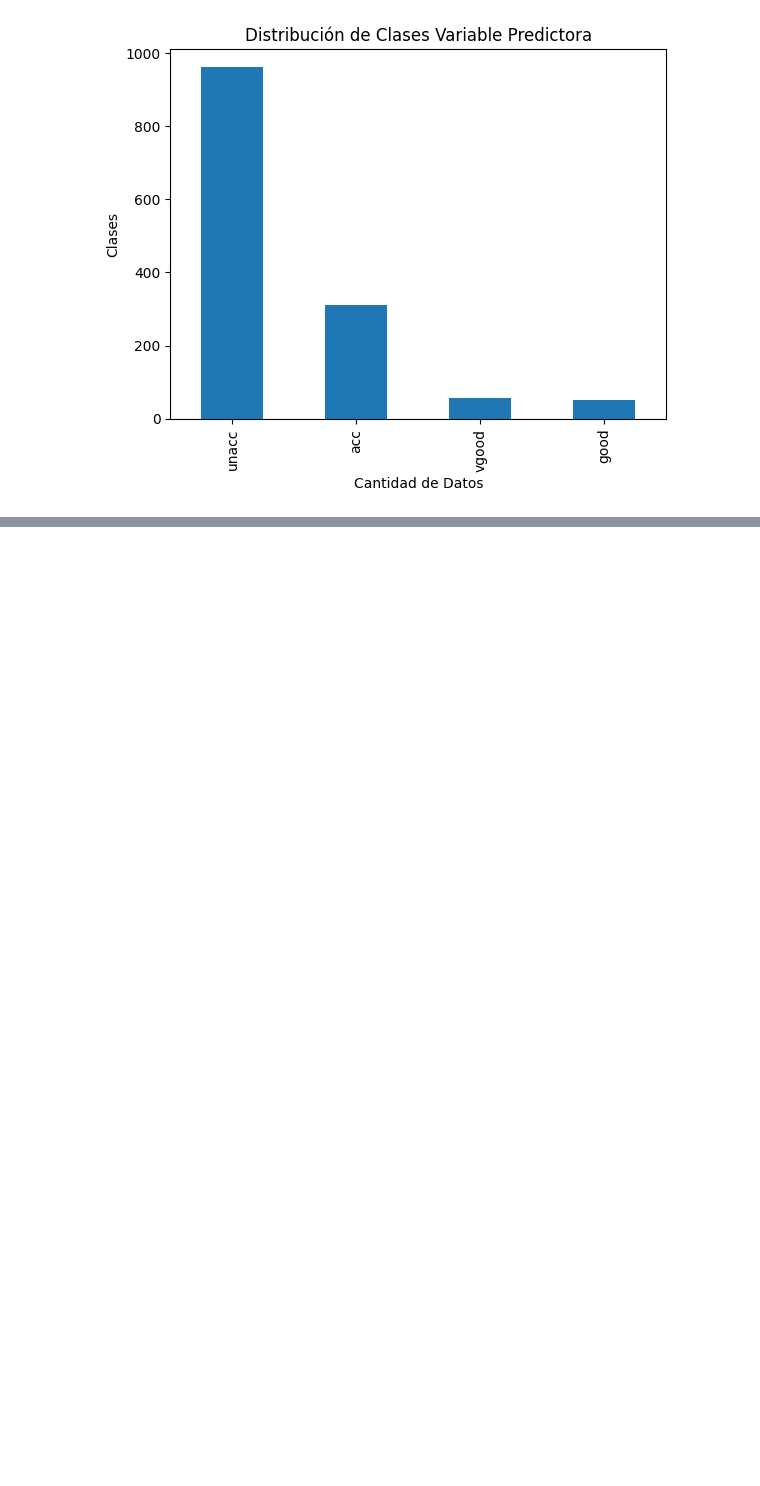
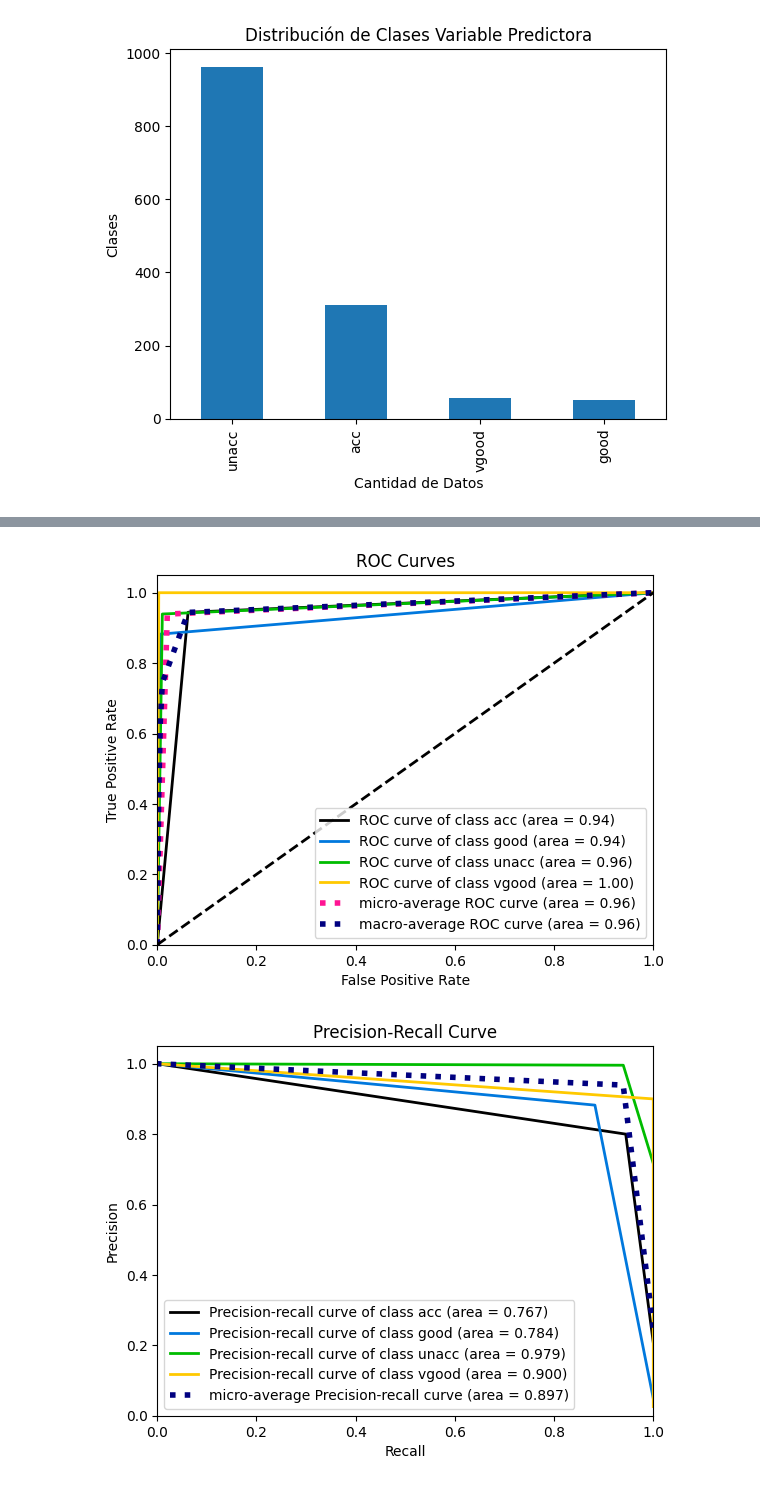
Before and after one commit to jaquimbayoc7/DocumentacionDiplomadoML, a Jupyter notebook: 4. Aprendizaje Supervisado Clasificación/ArbolDClas.ipynb, the cells around one changed output, grey strips where cells are left out. Cells and saved outputs as stored; diff of their text form; code cells hidden in the pictures; blank space fills up the shorter version.

```diff
--- a/4. Aprendizaje Supervisado Clasificación/ArbolDClas.ipynb
+++ b/4. Aprendizaje Supervisado Clasificación/ArbolDClas.ipynb
@@ -352,0 +384,5 @@ grafModelos(X_train, y_train, X_test, y_test)
+# %%
+grafModelos(X_bal, y_bal, X_test, y_test)
+# %% [output]
+[figure, added]
+[figure, added]
```
Also changed, not shown: parts of 16 cells of this notebook.
